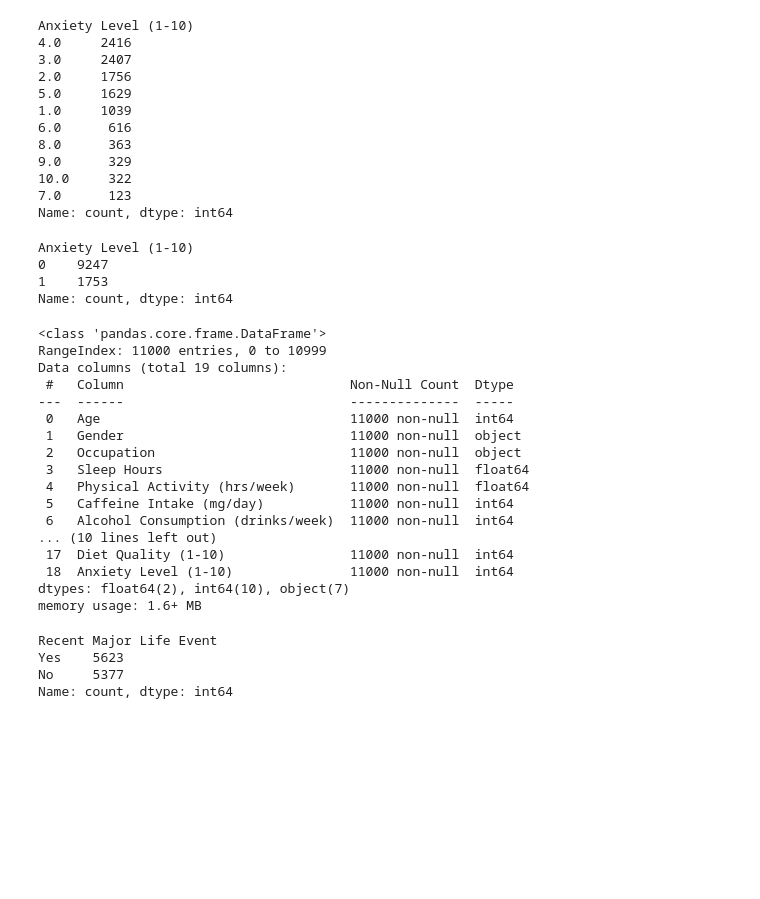
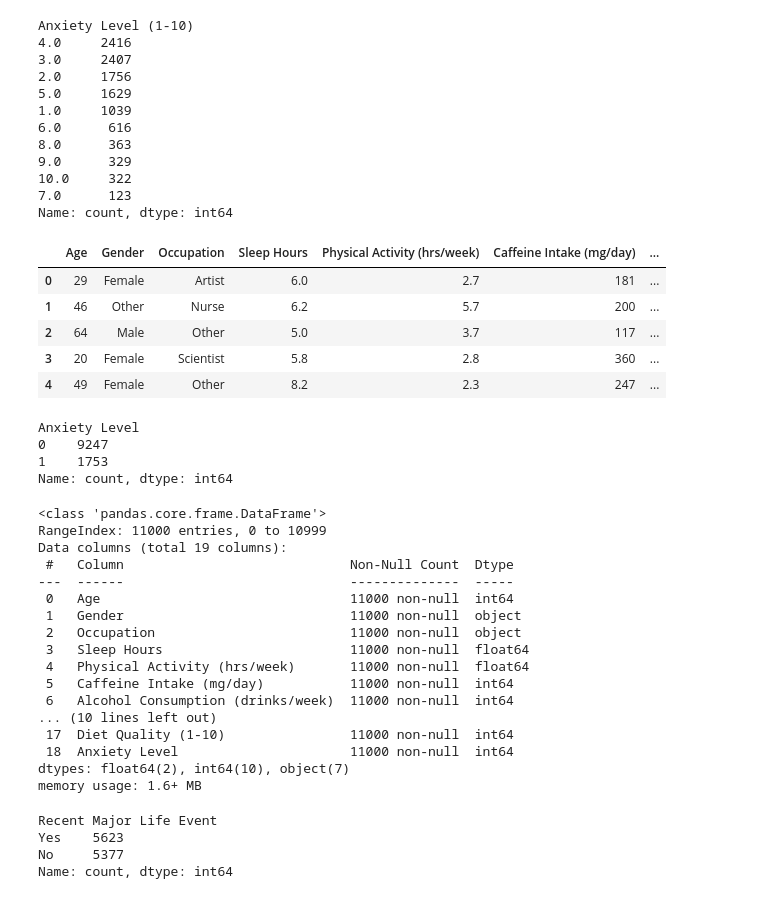
Before and after one commit to pxsa/anxiety-classification-ml, a Jupyter notebook: anxiety.ipynb, the cells around one changed output. Saved outputs shown, nothing was run; the diff lists cells and outputs as text; code cells hidden in the pictures; blank space fills up the shorter version.

```diff
--- a/anxiety.ipynb
+++ b/anxiety.ipynb
@@ -27,10 +27,21 @@ Anxiety Level (1-10)
 Name: count, dtype: int64
 # %%
 df['Anxiety Level (1-10)'] = np.where(df['Anxiety Level (1-10)'] > 5, 1, 0)
+# %%
+df.rename(columns={'Anxiety Level (1-10)': 'Anxiety Level'}, inplace=True)
+# %%
+df.head()
+# %% [output]
+|  | Age | Gender | Occupation | Sleep Hours | Physical Activity (hrs/week) | Caffeine Intake (mg/day) | ... |
+| 0 | 29 | Female | Artist | 6.0 | 2.7 | 181 | ... |
+| 1 | 46 | Other | Nurse | 6.2 | 5.7 | 200 | ... |
+| 2 | 64 | Male | Other | 5.0 | 3.7 | 117 | ... |
+| 3 | 20 | Female | Scientist | 5.8 | 2.8 | 360 | ... |
+| 4 | 49 | Female | Other | 8.2 | 2.3 | 247 | ... |
 # %%
-df['Anxiety Level (1-10)'].value_counts()
+df['Anxiety Level'].value_counts()
 # %% [output]
-Anxiety Level (1-10)
+Anxiety Level
 0    9247
 1    1753
 Name: count, dtype: int64
@@ -51,7 +62,7 @@ Data columns (total 19 columns):
  6   Alcohol Consumption (drinks/week)  11000 non-null  int64
 ... (10 lines left out)
  17  Diet Quality (1-10)                11000 non-null  int64
- 18  Anxiety Level (1-10)               11000 non-null  int64
+ 18  Anxiety Level                      11000 non-null  int64
 dtypes: float64(2), int64(10), object(7)
 memory usage: 1.6+ MB
 # %%
```
Also changed, not shown: parts of 11 cells of this notebook.
